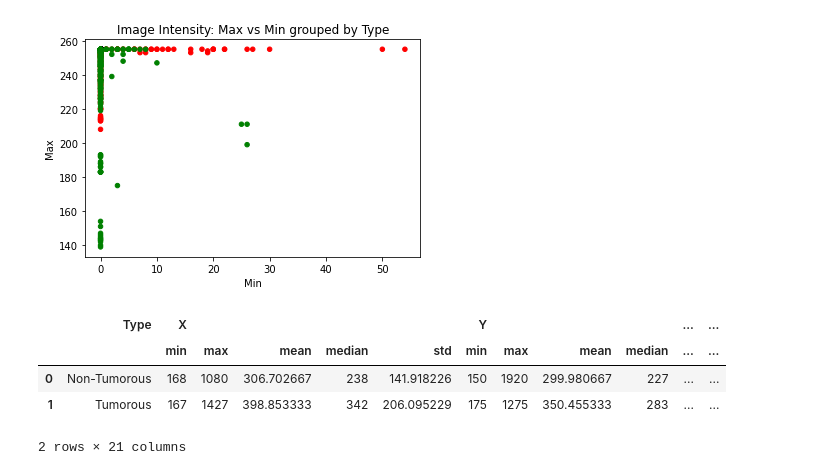
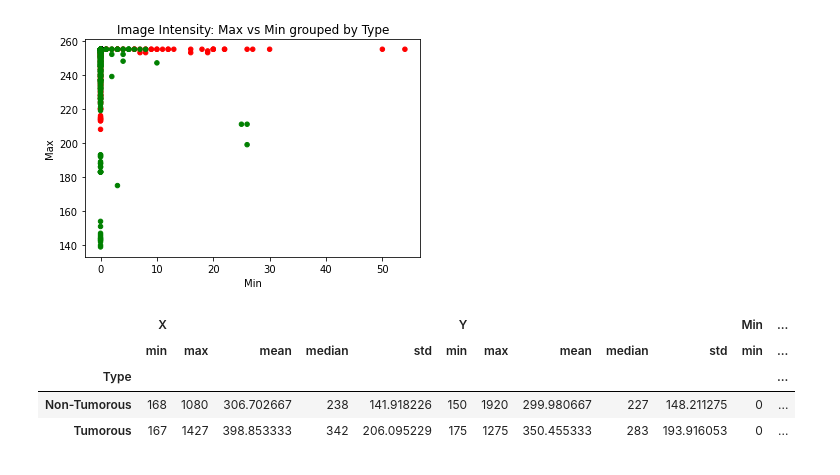
Before and after one commit to salikhussaini/Brain-Tumor-Detection, a Jupyter notebook: EDA/EDA.ipynb, the cells around one changed output. Drawn from its saved outputs; the diff is of its cells as text; code cells hidden in the pictures.

```diff
--- a/EDA/EDA.ipynb
+++ b/EDA/EDA.ipynb
@@ -85,10 +85,12 @@ df1a.plot.scatter(x = 'Min',y='Max',c ='color',title = 'Image Intensity: Max vs
 [figure]
 [figure]
 # %%
-df1a.groupby('Type').agg(['min', 'max', 'mean','median','std']).reset_index()
+aa =df1a.groupby('Type').agg(['min', 'max', 'mean','median','std']).reset_index()
+aa = aa.set_index('Type')
+display(aa)
 # %% [output]
-|  | Type | X |  |  |  |  | Y |  |  |  | ... | ... |
-|  |  | min | max | mean | median | std | min | max | mean | median | ... | ... |
-| 0 | Non-Tumorous | 168 | 1080 | 306.702667 | 238 | 141.918226 | 150 | 1920 | 299.980667 | 227 | ... | ... |
-| 1 | Tumorous | 167 | 1427 | 398.853333 | 342 | 206.095229 | 175 | 1275 | 350.455333 | 283 | ... | ... |
+|  | X |  |  |  |  | Y |  |  |  |  | Min | ... |
+|  | min | max | mean | median | std | min | max | mean | median | std | min | ... |
+| Type |  |  |  |  |  |  |  |  |  |  |  | ... |
+| Non-Tumorous | 168 | 1080 | 306.702667 | 238 | 141.918226 | 150 | 1920 | 299.980667 | 227 | 148.211275 | 0 | ... |
+| Tumorous | 167 | 1427 | 398.853333 | 342 | 206.095229 | 175 | 1275 | 350.455333 | 283 | 193.916053 | 0 | ... |
-2 rows × 21 columns
```
Also changed, not shown: parts of 3 cells of this notebook.
